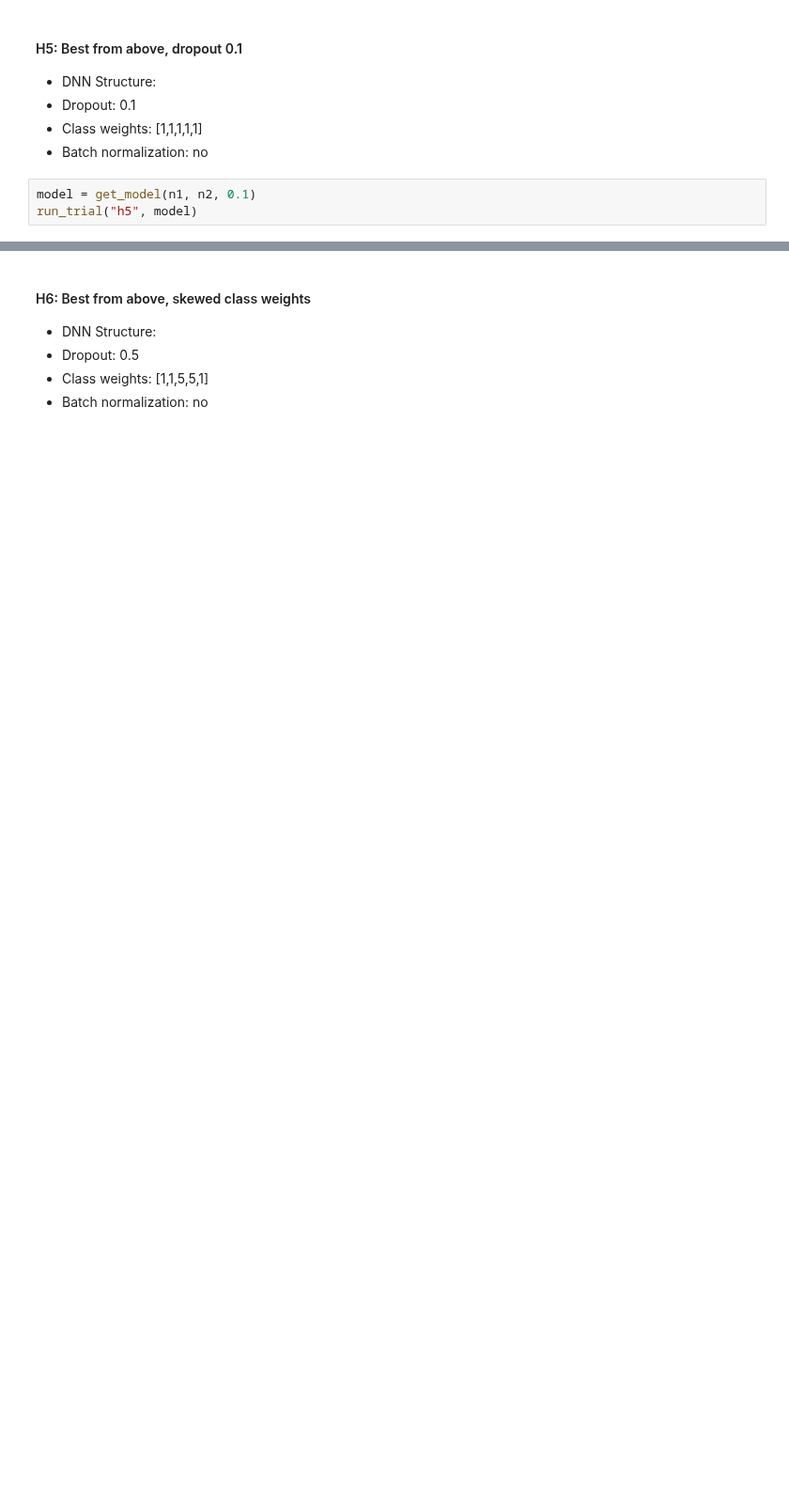
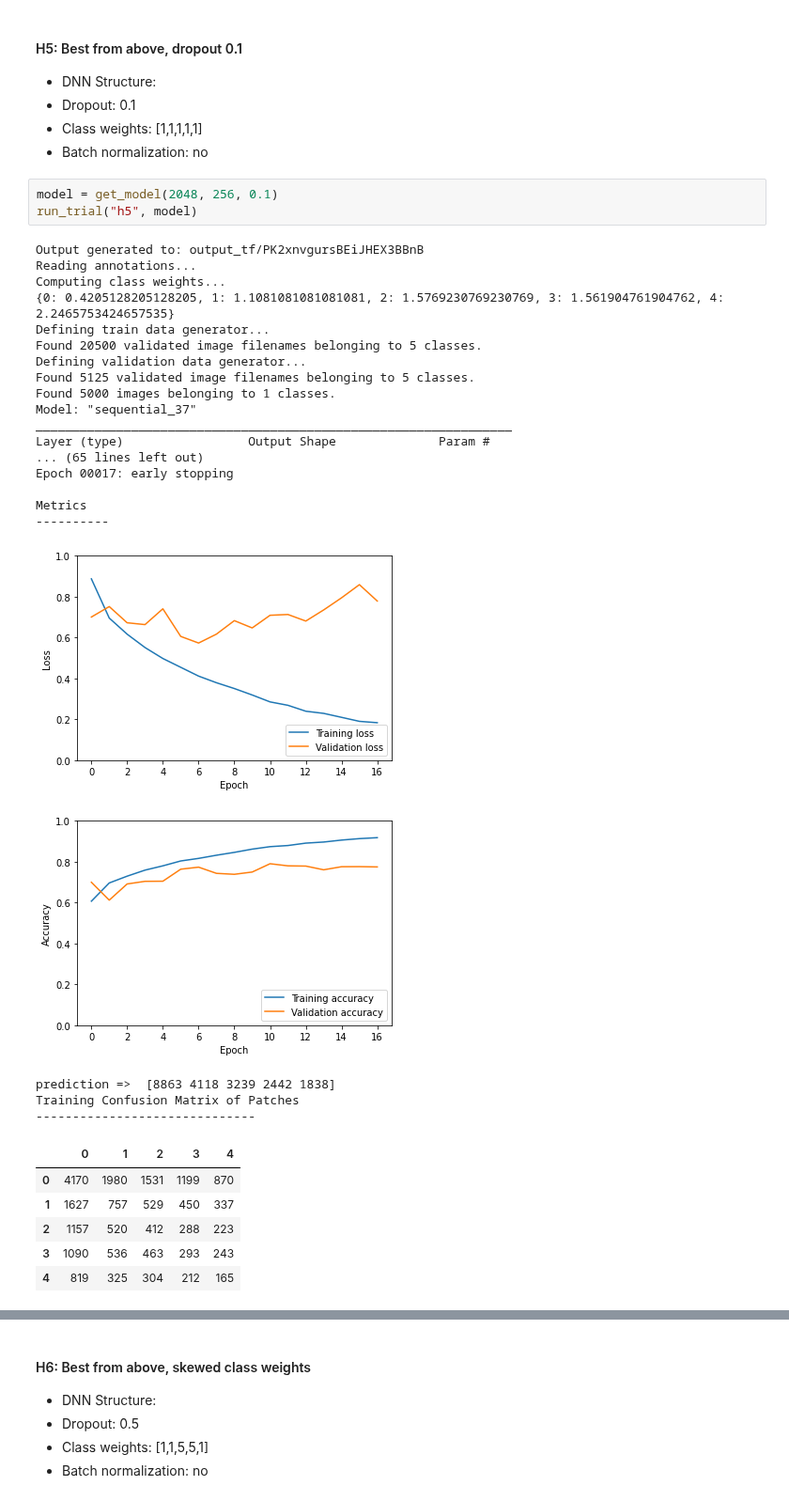
Before and after one commit to jmaness/csc591nn-projc1, a Jupyter notebook: c2_tf_c1.ipynb, the cells around one changed output, grey strips where cells are left out. Shown at 94% size. Saved outputs shown, nothing was run; the diff lists cells and outputs as text; blank space fills up the shorter version.

```diff
--- a/c2_tf_c1.ipynb
+++ b/c2_tf_c1.ipynb
@@ -820,5 +1075,34 @@ run_trial("h4", model)
 * Class weights: [1,1,1,1,1]
 * Batch normalization: no
 # %%
-model = get_model(n1, n2, 0.1)
+model = get_model(2048, 256, 0.1)
 run_trial("h5", model)
+# %% [output]
+Output generated to: output_tf/PK2xnvgursBEiJHEX3BBnB
+Reading annotations...
+Computing class weights...
+{0: 0.4205128205128205, 1: 1.1081081081081081, 2: 1.5769230769230769, 3: 1.561904761904762, 4: 2.2465753424657535}
+Defining train data generator...
+Found 20500 validated image filenames belonging to 5 classes.
+Defining validation data generator...
+Found 5125 validated image filenames belonging to 5 classes.
+Found 5000 images belonging to 1 classes.
+Model: "sequential_37"
+_________________________________________________________________
+Layer (type)                 Output Shape              Param #
+... (65 lines left out)
+Epoch 00017: early stopping
+
+Metrics
+----------
+[figure, added]
+[figure, added]
+prediction =>  [8863 4118 3239 2442 1838]
+Training Confusion Matrix of Patches
+------------------------------
+|  | 0 | 1 | 2 | 3 | 4 |
+| 0 | 4170 | 1980 | 1531 | 1199 | 870 |
+| 1 | 1627 | 757 | 529 | 450 | 337 |
+| 2 | 1157 | 520 | 412 | 288 | 223 |
+| 3 | 1090 | 536 | 463 | 293 | 243 |
+| 4 | 819 | 325 | 304 | 212 | 165 |
```
Also changed, not shown: parts of 9 cells of this notebook.
